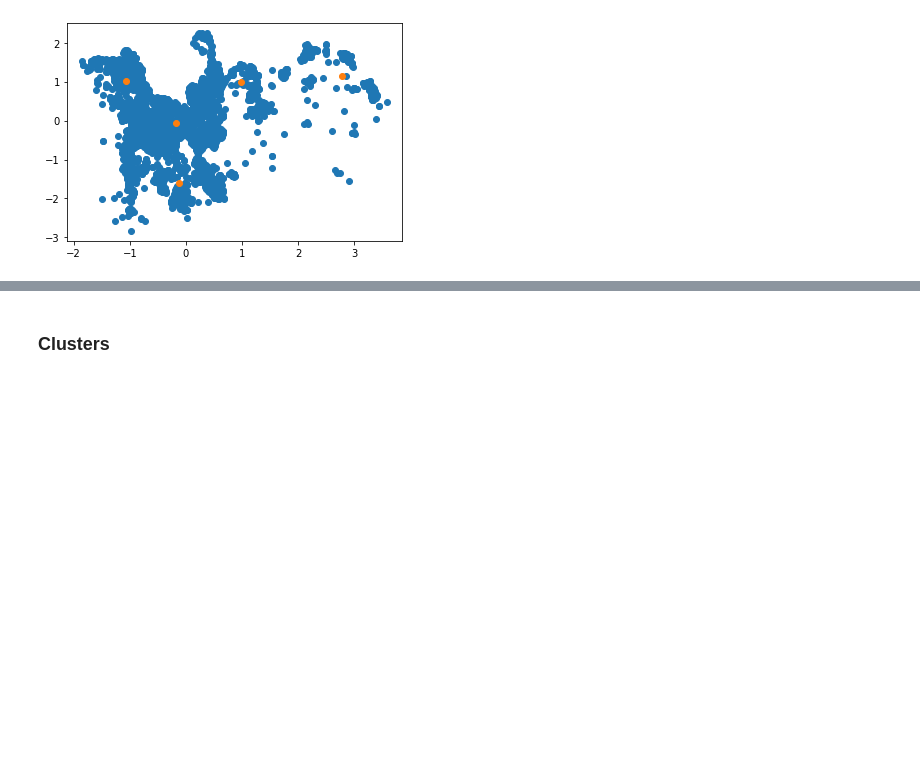
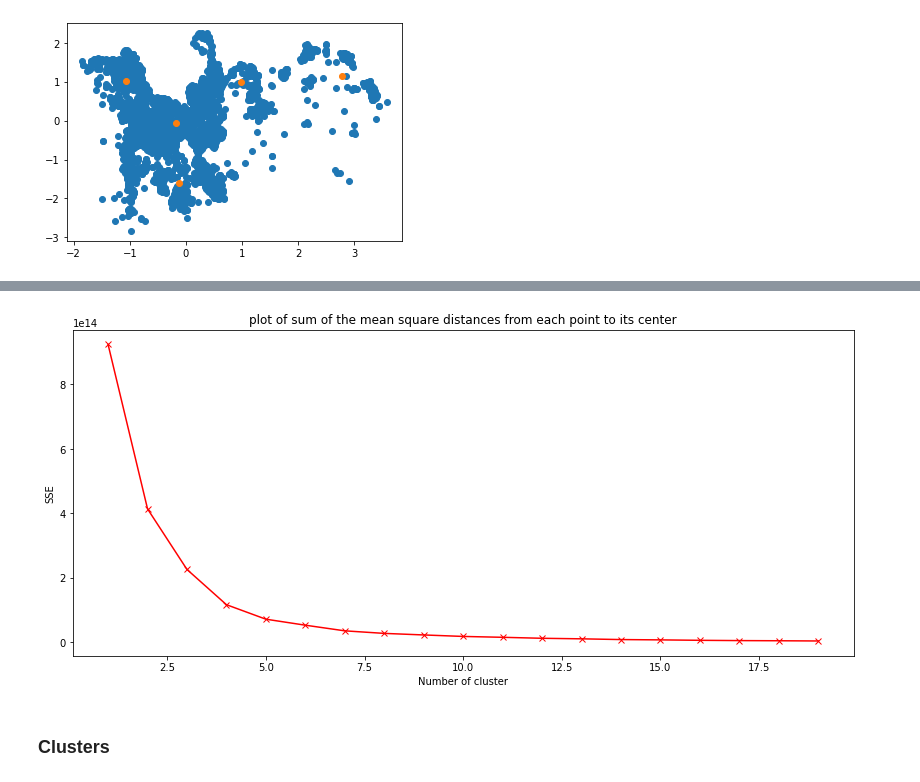
Before and after one commit to mike-scally/ET5003, a Jupyter notebook: ET5003_Etivity2_MikeScally_9312951.ipynb, the cells around one changed output, grey strips where cells are left out. Cells and saved outputs as stored; diff of their text form; code cells hidden in the pictures; blank space fills up the shorter version.

```diff
--- a/ET5003_Etivity2_MikeScally_9312951.ipynb
+++ b/ET5003_Etivity2_MikeScally_9312951.ipynb
@@ -619,3 +622,19 @@ plt.scatter(gmm.means_[:,0],gmm.means_[:,1])
+# %%
+data = df_subset_train
+
+sse = {}
+for k in range(1, 20):
+    kmeans = cluster.KMeans(init='k-means++', n_clusters=k, max_iter=300).fit(data)
+    sse[k] = kmeans.inertia_ # Inertia: Sum of distances of samples to their closest cluster center
+
+plt.figure(figsize=(14, 6))
+plt.plot(list(sse.keys()), list(sse.values()), 'rx-')
+plt.xlabel("Number of cluster")
+plt.ylabel("SSE")
+plt.title("plot of sum of the mean square distances from each point to its center")
+plt.show()
+# %% [output]
+[figure, added]
 # %% [markdown]
 ### Clusters
 # %%
```
Also changed, not shown: parts of 26 cells of this notebook.
